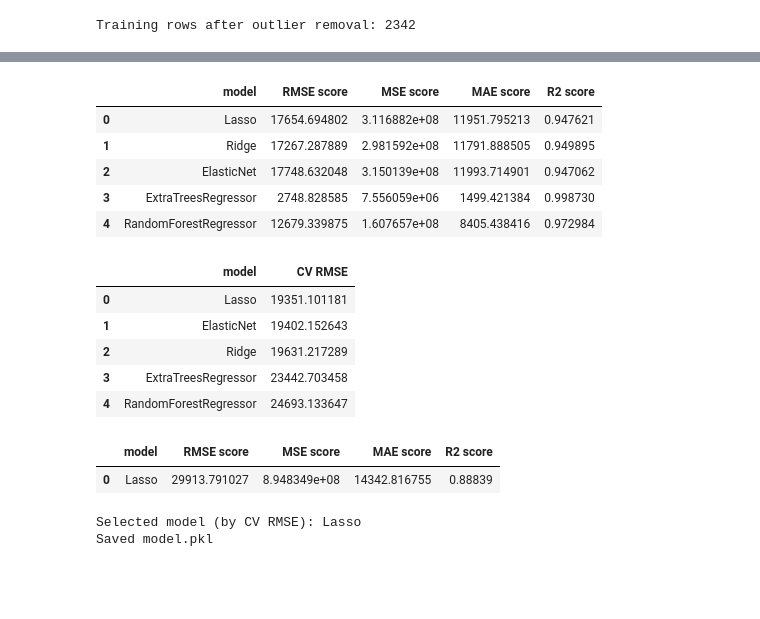
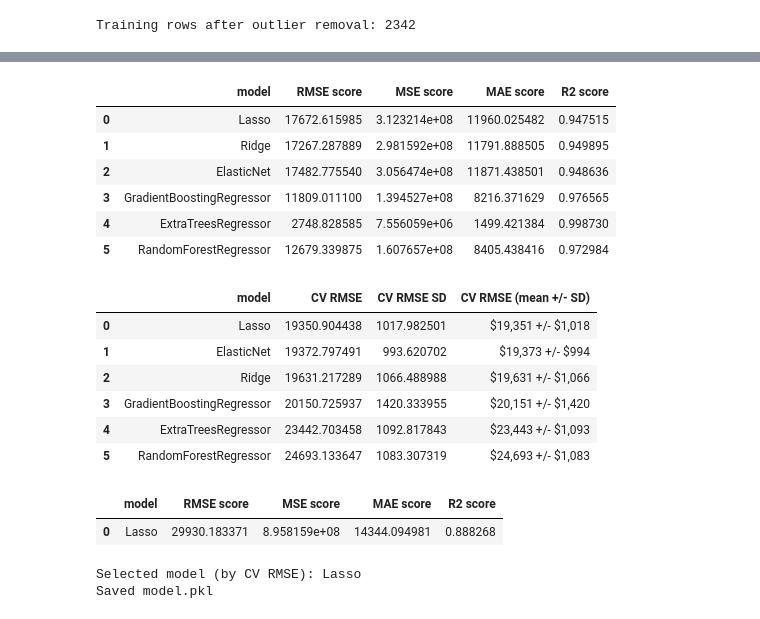
Before and after one commit to ThoughtStorm06/Ames-House-Prediction, a Jupyter notebook: Ames_Housing_Final.ipynb, the cells around one changed output, grey strips where cells are left out. Saved outputs shown, nothing was run; the diff lists cells and outputs as text; code cells hidden in the pictures; blank space fills up the shorter version.

Commit message:
Added gradient boosting and updated readme

```diff
--- a/Ames_Housing_Final.ipynb
+++ b/Ames_Housing_Final.ipynb
@@ -88,7 +88,7 @@ estimators={
         'model':Lasso(),
         'parameters':{
             'regressor__model__alpha':loguniform(a=0.0001, b=1.0),
-            "regressor__model__max_iter": [5000, 10000, 20000]
+            "regressor__model__max_iter": [100000, 200000]
         }
     },
     'Ridge':{
@@ -103,7 +103,19 @@ estimators={
         'parameters':{
             'regressor__model__alpha':loguniform(a=0.0001, b=1.0),
             'regressor__model__l1_ratio':loguniform(a=0.0001, b=1.0),
-            "regressor__model__max_iter": [5000, 10000, 20000]
+            "regressor__model__max_iter": [100000, 200000]
+        }
+    },
+    'GradientBoostingRegressor':{
+        'model':GradientBoostingRegressor(random_state=42),
+        'parameters':{
+            "regressor__model__n_estimators": randint(100, 801),
+            "regressor__model__learning_rate": loguniform(0.01, 0.2),
+            "regressor__model__max_depth": randint(2, 6),
+            "regressor__model__min_samples_split": randint(2, 21),
+            "regressor__model__min_samples_leaf": randint(1, 11),
+            "regressor__model__subsample": uniform(0.7, 0.3),
+            "regressor__model__max_features": [None, "sqrt", "log2"]
         }
     },
     'ExtraTreesRegressor':{
@@ -157,6 +169,7 @@ pd.DataFrame(
 # %%
 models={}
 cv_scores={}  # cross-validated RMSE per estimator, from the search itself
+cv_score_stds={}  # fold-to-fold variation for each selected configuration
 for i in estimators.keys():
     search=RandomizedSearchCV(
         estimator=build_model_pipeline(estimators[i]['model'],scale_numeric=True,use_log_target=True),
@@ -166,11 +179,13 @@ for i in estimators.keys():
         scoring=scoring,
         refit="rmse",
         random_state=42,
-        n_jobs=-1
+        n_jobs=-1,
+        error_score="raise"
     )
     search.fit(X_train,Y_Train)
-    models[i]=(search.best_estimator_)
+    models[i]=search.best_estimator_
     cv_scores[i]=-search.best_score_  # best_score_ is neg_rmse; flip sign to plain RMSE
+    cv_score_stds[i]=search.cv_results_["std_test_rmse"][search.best_index_]
 # %%
 data={
     'model':[],
@@ -195,22 +210,31 @@ train_statistics=pd.DataFrame(data)
 display(train_statistics)
 # %% [output]
 |  | model | RMSE score | MSE score | MAE score | R2 score |
-| 0 | Lasso | 17654.694802 | 3.116882e+08 | 11951.795213 | 0.947621 |
+| 0 | Lasso | 17672.615985 | 3.123214e+08 | 11960.025482 | 0.947515 |
 | 1 | Ridge | 17267.287889 | 2.981592e+08 | 11791.888505 | 0.949895 |
-| 2 | ElasticNet | 17748.632048 | 3.150139e+08 | 11993.714901 | 0.947062 |
-| 3 | ExtraTreesRegressor | 2748.828585 | 7.556059e+06 | 1499.421384 | 0.998730 |
-| 4 | RandomForestRegressor | 12679.339875 | 1.607657e+08 | 8405.438416 | 0.972984 |
+| 2 | ElasticNet | 17482.775540 | 3.056474e+08 | 11871.438501 | 0.948636 |
+| 3 | GradientBoostingRegressor | 11809.011100 | 1.394527e+08 | 8216.371629 | 0.976565 |
+| 4 | ExtraTreesRegressor | 2748.828585 | 7.556059e+06 | 1499.421384 | 0.998730 |
+| 5 | RandomForestRegressor | 12679.339875 | 1.607657e+08 | 8405.438416 | 0.972984 |
 # %%
-cv_comparison = pd.DataFrame({'model': list(cv_scores.keys()), 'CV RMSE': list(cv_scores.values())})
+cv_comparison = pd.DataFrame({
+    'model': list(cv_scores.keys()),
+    'CV RMSE': list(cv_scores.values()),
+    'CV RMSE SD': [cv_score_stds[name] for name in cv_scores]
+})
 cv_comparison = cv_comparison.sort_values('CV RMSE').reset_index(drop=True)
+cv_comparison['CV RMSE (mean +/- SD)'] = cv_comparison.apply(
+    lambda row: f"${row['CV RMSE']:,.0f} +/- ${row['CV RMSE SD']:,.0f}", axis=1
+)
 display(cv_comparison)
 # %% [output]
-|  | model | CV RMSE |
-| 0 | Lasso | 19351.101181 |
-| 1 | ElasticNet | 19402.152643 |
-| 2 | Ridge | 19631.217289 |
-| 3 | ExtraTreesRegressor | 23442.703458 |
-| 4 | RandomForestRegressor | 24693.133647 |
+|  | model | CV RMSE | CV RMSE SD | CV RMSE (mean +/- SD) |
+| 0 | Lasso | 19350.904438 | 1017.982501 | $19,351 +/- $1,018 |
+| 1 | ElasticNet | 19372.797491 | 993.620702 | $19,373 +/- $994 |
+| 2 | Ridge | 19631.217289 | 1066.488988 | $19,631 +/- $1,066 |
+| 3 | GradientBoostingRegressor | 20150.725937 | 1420.333955 | $20,151 +/- $1,420 |
+| 4 | ExtraTreesRegressor | 23442.703458 | 1092.817843 | $23,443 +/- $1,093 |
+| 5 | RandomForestRegressor | 24693.133647 | 1083.307319 | $24,693 +/- $1,083 |
 # %%
 data={
     'model':[],
@@ -239,7 +263,7 @@ test_statistics=pd.DataFrame(data)
 display(test_statistics)
 # %% [output]
 |  | model | RMSE score | MSE score | MAE score | R2 score |
-| 0 | Lasso | 29913.791027 | 8.948349e+08 | 14342.816755 | 0.88839 |
+| 0 | Lasso | 29930.183371 | 8.958159e+08 | 14344.094981 | 0.888268 |
 # %%
 # Save the model selected above (by cross-validated RMSE) for deployment.
 # model.pkl is a single self-contained sklearn Pipeline: feature engineering,
```
Also changed, not shown: parts of 2 cells of this notebook, 2 other files.
